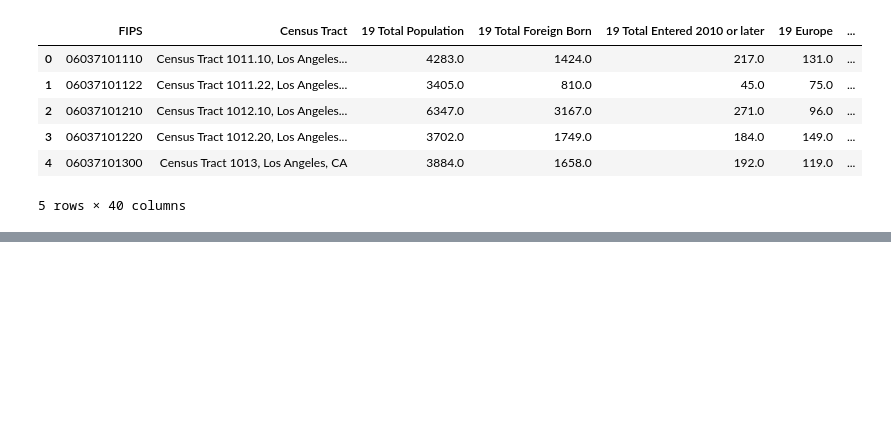
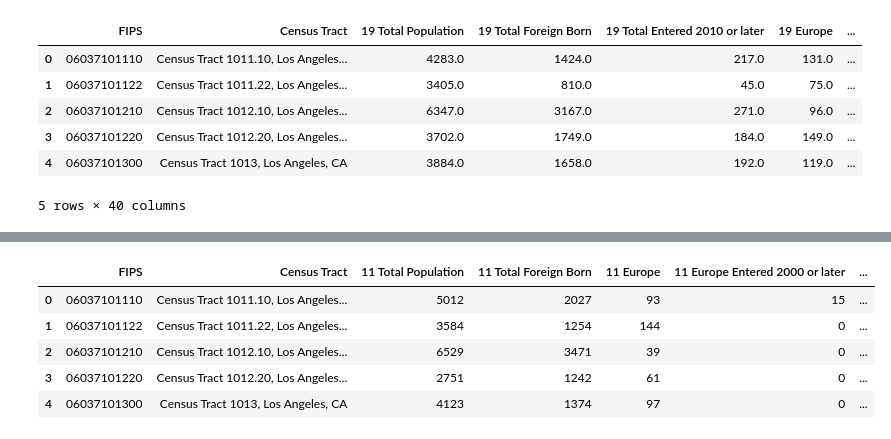
Before and after one commit to erikfelix/group_project, a Jupyter notebook: Functions2.0.ipynb, the cells around one changed output, grey strips where cells are left out. Drawn from its saved outputs; the diff is of its cells as text; code cells hidden in the pictures; blank space fills up the shorter version.

Commit message:
Merged data and function

```diff
--- a/Functions2.0.ipynb
+++ b/Functions2.0.ipynb
@@ -380,3 +426,55 @@ merged.head()
+# %%
+merged.columns = ['FIPS',
+                  'Census Tract',
+                  '11 Total Population',
+                  '11 Total Foreign Born',
+                  '11 Europe',
+                  '11 Europe Entered 2000 or later',
+                  '11 Asia',
+                  '11 Asia Entered 2000 or later',
+                  '11 Latin America',
+                  '11 Caribbean',
+                  '11 Caribbean Entered 2000 or later',
+                  '11 Central America',
+                  '11 Mexico',
+                  '11 Mexico Entered 2000 or later',
+                  '11 Other Central America',
+                  '11 Other Central America 2000 or later',
+                  '11 South America',
+                  '11 South America Entered 2000 or later',
+                  '11 Other areas',
+                  '11 Other areas Entered 2000 or later',
+                  '19 Total Population',
+                  '19 Total Foreign Born',
+                  '19 Total Entered 2010 or later',
+                  '19 Europe',
+                  '19 Europe Entered 2010 or later',
+                  '19 Asia',
+                  '19 Asia Entered 2010 or later',
+                  '19 Latin America',
+                  '19 Caribbean',
+                  '19 Caribbean entered 2010 or later',
+                  '19 Central America',
+                  '19 Central America',
+                  '19 Mexico',
+                  '19 Mexico Entered 2010 or later',
+                  '19 Central America',
+                  '19 Central America',
+                  '19 Central America Entered 2010 or later',
+                  '19 South America',
+                  '19 South America Entered 2010 or later',
+                  '19 Other Areas',
+                  '19 Other Areas Entered 2010 or later',
+                  'Geometry']
+# %%
+merged.head()
+# %% [output]
+|  | FIPS | Census Tract | 11 Total Population | 11 Total Foreign Born | 11 Europe | 11 Europe Entered 2000 or later | ... |
+| 0 | 06037101110 | Census Tract 1011.10, Los Angeles... | 5012 | 2027 | 93 | 15 | ... |
+| 1 | 06037101122 | Census Tract 1011.22, Los Angeles... | 3584 | 1254 | 144 | 0 | ... |
+| 2 | 06037101210 | Census Tract 1012.10, Los Angeles... | 6529 | 3471 | 39 | 0 | ... |
+| 3 | 06037101220 | Census Tract 1012.20, Los Angeles... | 2751 | 1242 | 61 | 0 | ... |
+| 4 | 06037101300 | Census Tract 1013, Los Angeles, CA | 4123 | 1374 | 97 | 0 | ... |
 # %%
 gdf = acs19
 # %%
```
Also changed, not shown: parts of 13 cells of this notebook.
